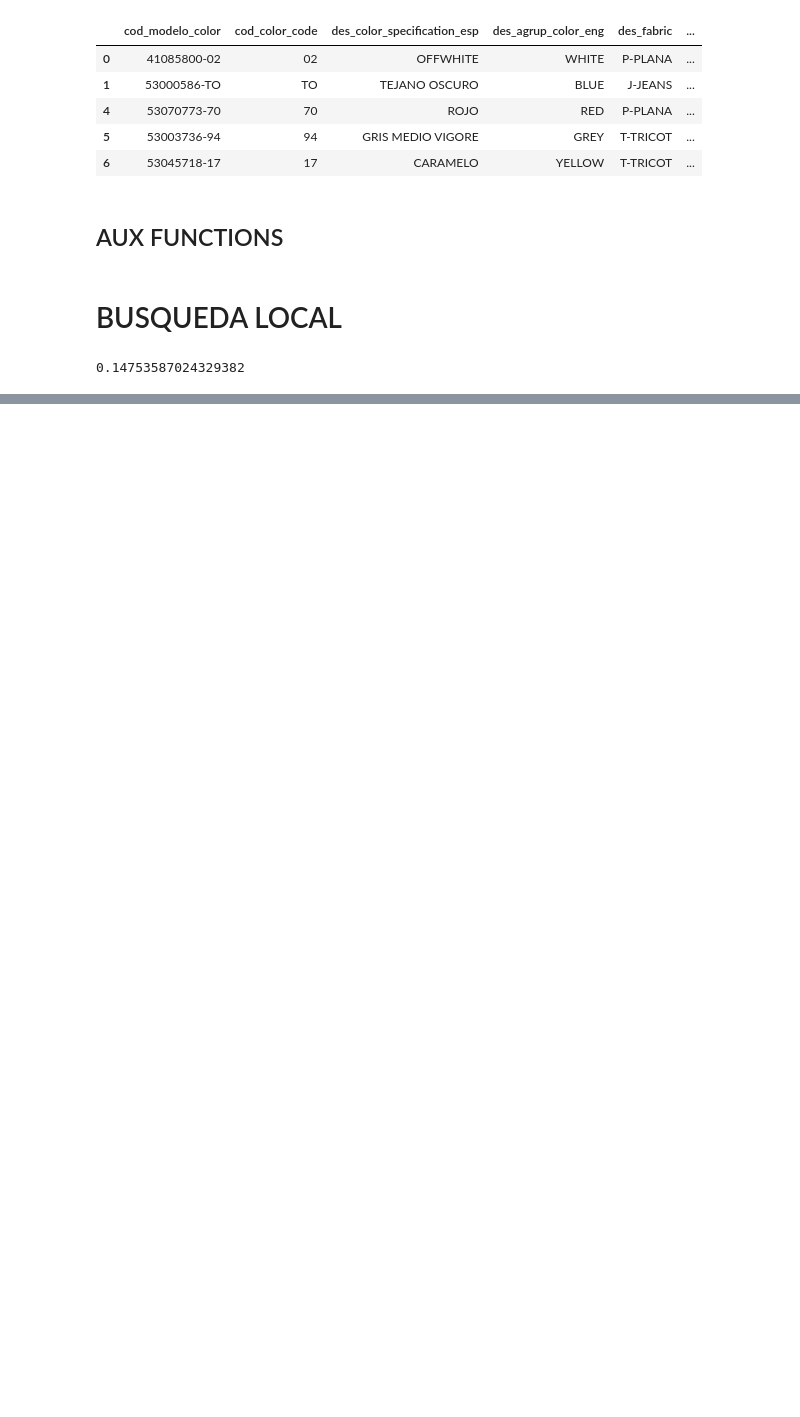
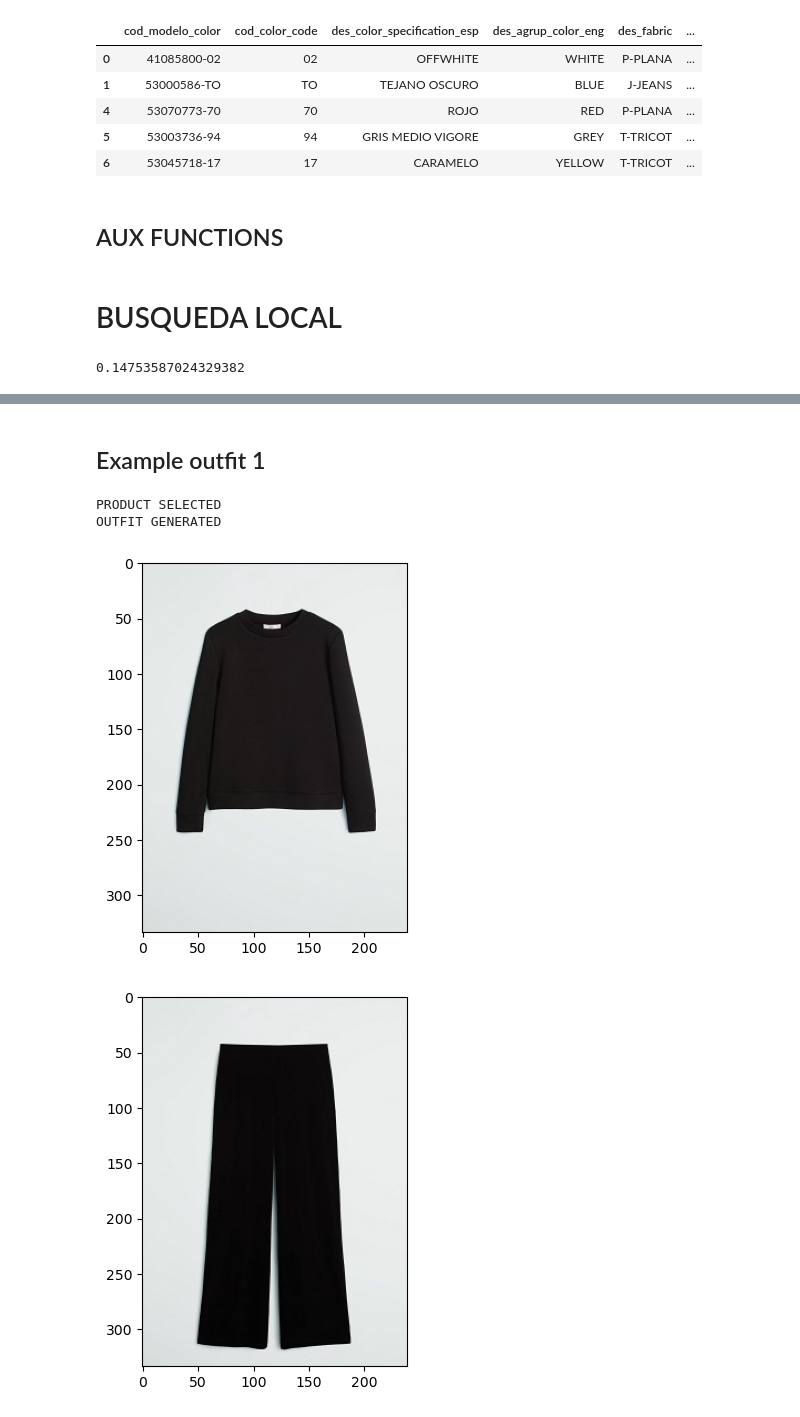
Before and after one commit to ivan-serrano-hernandez/hackathon-Mango_Challenge, a Jupyter notebook: Main functions.ipynb, the cells around one changed output, grey strips where cells are left out. Cells and saved outputs as stored; diff of their text form; code cells hidden in the pictures; blank space fills up the shorter version.

```diff
--- a/Main functions.ipynb
+++ b/Main functions.ipynb
@@ -360,0 +361,31 @@ product[product.cod_modelo_color==top]
+# %%
+def getElement(family):
+    fam = family
+    if family == 'shoes':
+        fam = 'Accesories, Swim and Intimate'
+    elif family == 'top':
+        fam = 'Tops'
+    elif family == 'bot':
+        fam = 'Bottoms'
+    return product[product.des_product_category == fam].sample(1)['cod_modelo_color'].values[0]
+# %% [markdown]
+## Example outfit 1
+# %%
+FAM = 'top'
+
+print('PRODUCT SELECTED')
+code = getElement(FAM)
+# getProductByCode(code)
+
+print('OUTFIT GENERATED')
+if FAM == 'top':
+    getOutfitByTop(code)
+elif FAM == 'bot':
+    getOutfitByBot(code)
+elif FAM == 'shoes':
+    getOutfitByShoes(code)
+# %% [output]
+PRODUCT SELECTED
+OUTFIT GENERATED
+[figure, added]
+[figure, added]
```
Also changed, not shown: parts of 20 cells of this notebook.
